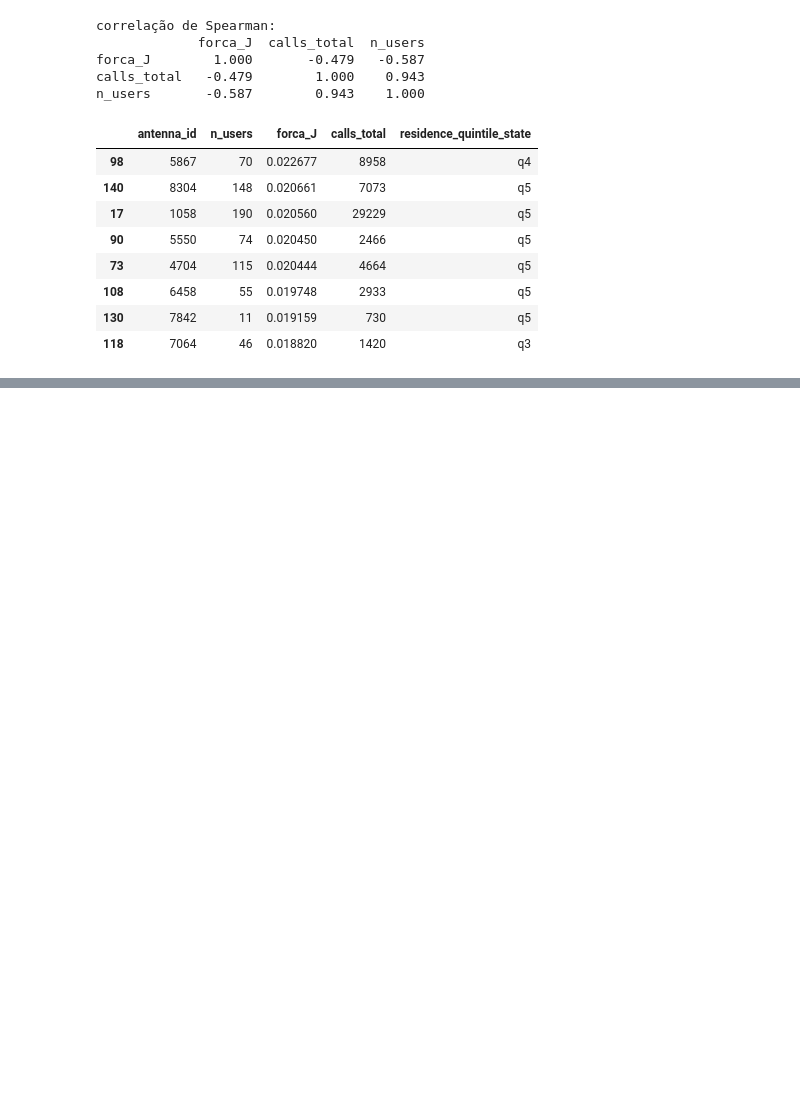
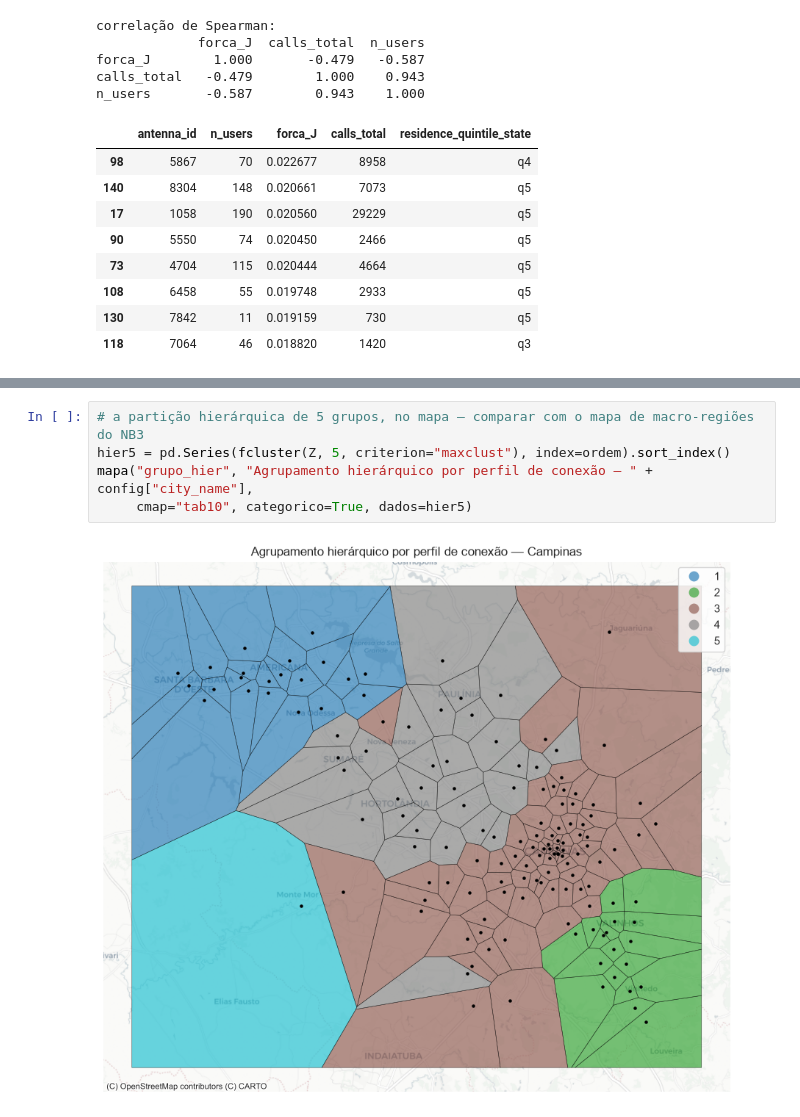
Before and after one commit to pedroazara/campinas-telecom-network, a Jupyter notebook: notebooks/5-exploracao.ipynb, the cells around one changed output, grey strips where cells are left out. Saved outputs shown, nothing was run; the diff lists cells and outputs as text; blank space fills up the shorter version.

```diff
--- a/notebooks/5-exploracao.ipynb
+++ b/notebooks/5-exploracao.ipynb
@@ -323,0 +490,7 @@ n_users       -0.587        0.943    1.000
+# %%
+# a partição hierárquica de 5 grupos, no mapa — comparar com o mapa de macro-regiões do NB3
+hier5 = pd.Series(fcluster(Z, 5, criterion="maxclust"), index=ordem).sort_index()
+mapa("grupo_hier", "Agrupamento hierárquico por perfil de conexão — " + config["city_name"],
+     cmap="tab10", categorico=True, dados=hier5)
+# %% [output]
+[figure, added]
```
Also changed, not shown: parts of 16 cells of this notebook.
